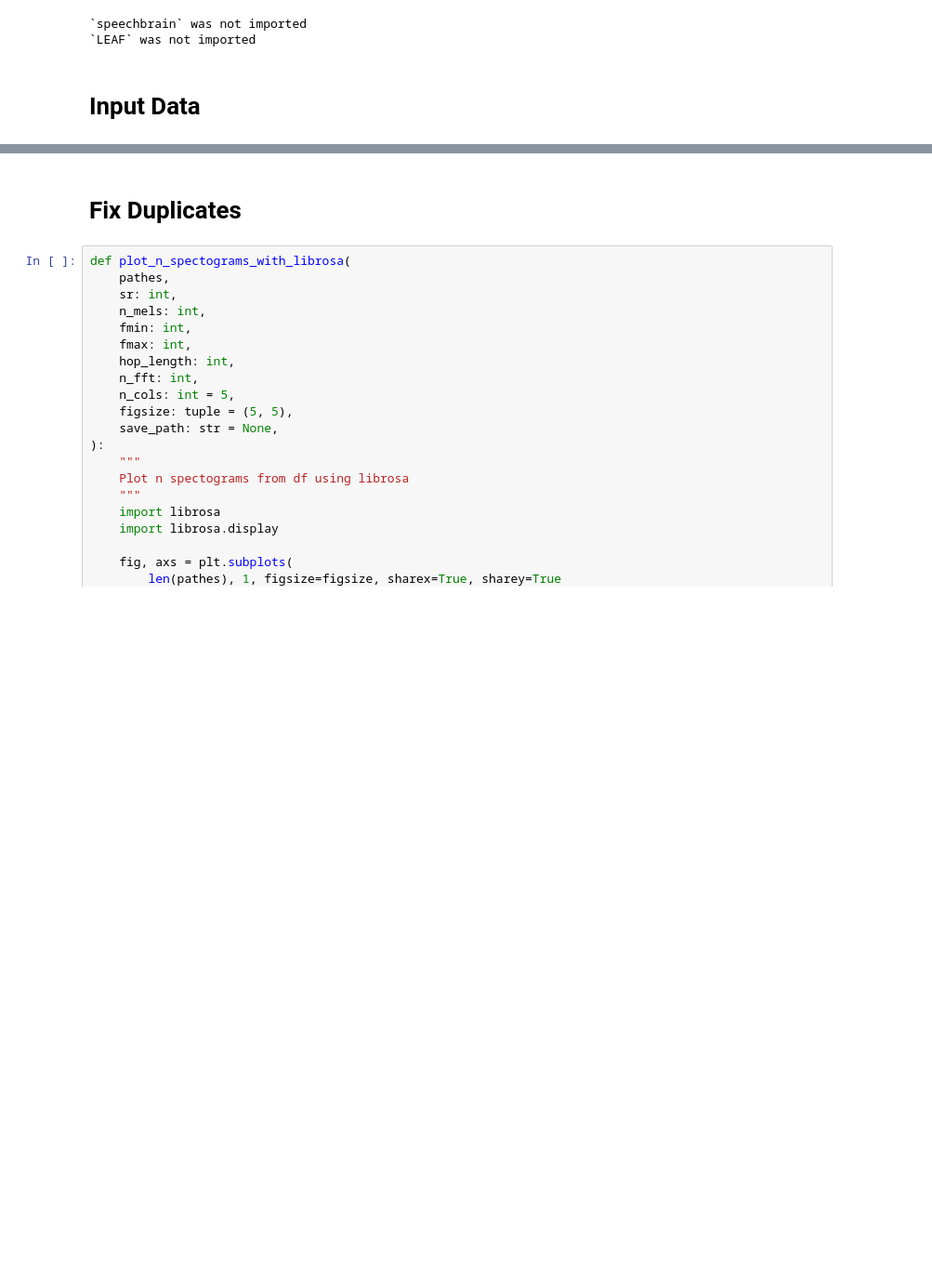
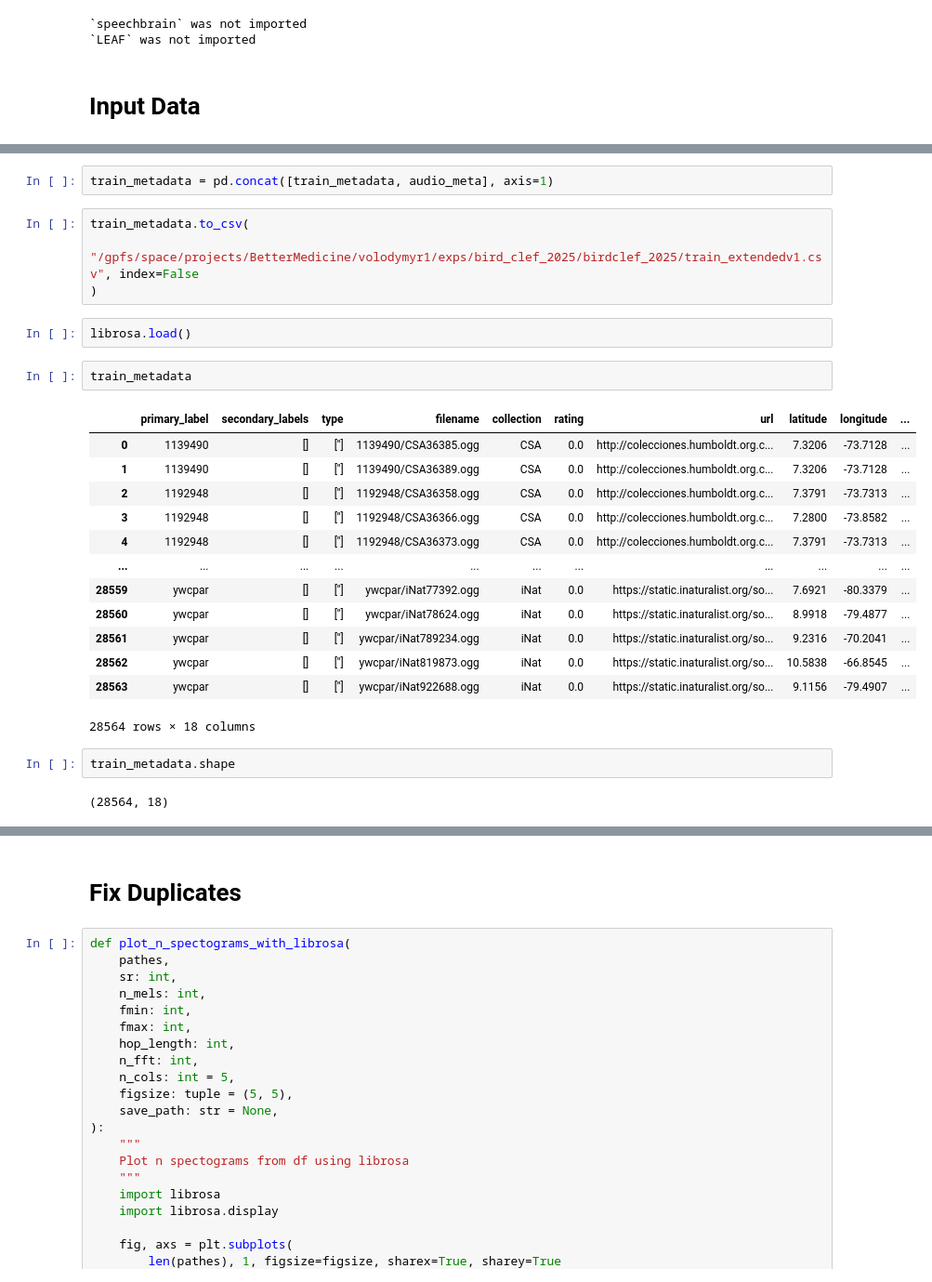
Before and after one commit to VSydorskyy/BirdCLEF_2025_2nd_place, a Jupyter notebook: notebooks/data_observation.ipynb, the cells around one changed output, grey strips where cells are left out. Shown at 93% size. Drawn from its saved outputs; the diff is of its cells as text; blank space fills up the shorter version.

```diff
--- a/notebooks/data_observation.ipynb
+++ b/notebooks/data_observation.ipynb
@@ -54,2 +204,30 @@ train_metadata.columns
+# %%
+train_metadata = pd.concat([train_metadata, audio_meta], axis=1)
+# %%
+train_metadata.to_csv(
+    "/gpfs/space/projects/BetterMedicine/volodymyr1/exps/bird_clef_2025/birdclef_2025/train_extendedv1.csv", index=False
+)
+# %%
+librosa.load()
+# %%
+train_metadata
+# %% [output]
+|  | primary_label | secondary_labels | type | filename | collection | rating | url | latitude | longitude | ... |
+| 0 | 1139490 | [] | [''] | 1139490/CSA36385.ogg | CSA | 0.0 | http://colecciones.humboldt.org.c... | 7.3206 | -73.7128 | ... |
+| 1 | 1139490 | [] | [''] | 1139490/CSA36389.ogg | CSA | 0.0 | http://colecciones.humboldt.org.c... | 7.3206 | -73.7128 | ... |
+| 2 | 1192948 | [] | [''] | 1192948/CSA36358.ogg | CSA | 0.0 | http://colecciones.humboldt.org.c... | 7.3791 | -73.7313 | ... |
+| 3 | 1192948 | [] | [''] | 1192948/CSA36366.ogg | CSA | 0.0 | http://colecciones.humboldt.org.c... | 7.2800 | -73.8582 | ... |
+| 4 | 1192948 | [] | [''] | 1192948/CSA36373.ogg | CSA | 0.0 | http://colecciones.humboldt.org.c... | 7.3791 | -73.7313 | ... |
+| ... | ... | ... | ... | ... | ... | ... | ... | ... | ... | ... |
+| 28559 | ywcpar | [] | [''] | ywcpar/iNat77392.ogg | iNat | 0.0 | https://static.inaturalist.org/so... | 7.6921 | -80.3379 | ... |
+| 28560 | ywcpar | [] | [''] | ywcpar/iNat78624.ogg | iNat | 0.0 | https://static.inaturalist.org/so... | 8.9918 | -79.4877 | ... |
+| 28561 | ywcpar | [] | [''] | ywcpar/iNat789234.ogg | iNat | 0.0 | https://static.inaturalist.org/so... | 9.2316 | -70.2041 | ... |
+| 28562 | ywcpar | [] | [''] | ywcpar/iNat819873.ogg | iNat | 0.0 | https://static.inaturalist.org/so... | 10.5838 | -66.8545 | ... |
+| 28563 | ywcpar | [] | [''] | ywcpar/iNat922688.ogg | iNat | 0.0 | https://static.inaturalist.org/so... | 9.1156 | -79.4907 | ... |
+28564 rows × 18 columns
+# %%
+train_metadata.shape
+# %% [output]
+(28564, 18)
 # %%
 (set(train_metadata["primary_label"]) | set(chain(*train_metadata["secondary_labels"]))) - set(scored_birds)
```
Also changed, not shown: parts of 49 cells of this notebook, 36 other files.
